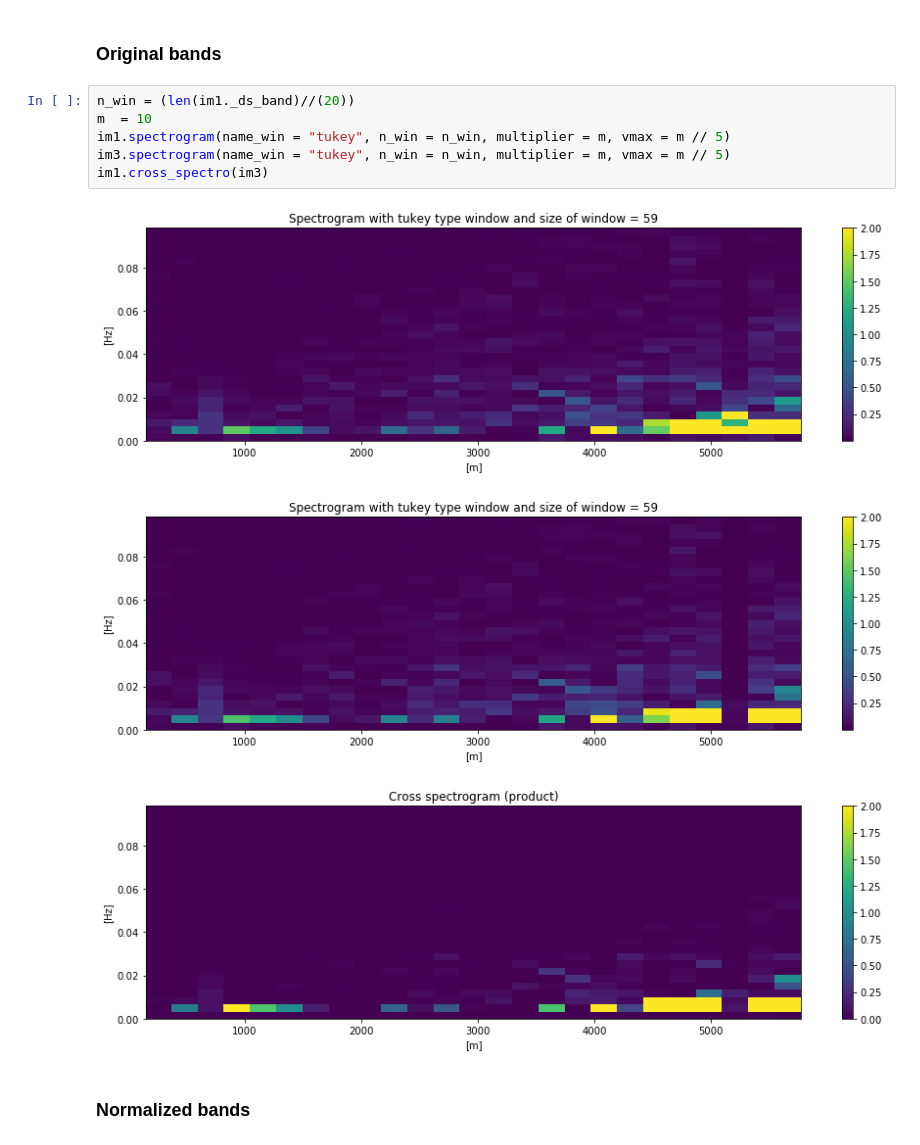
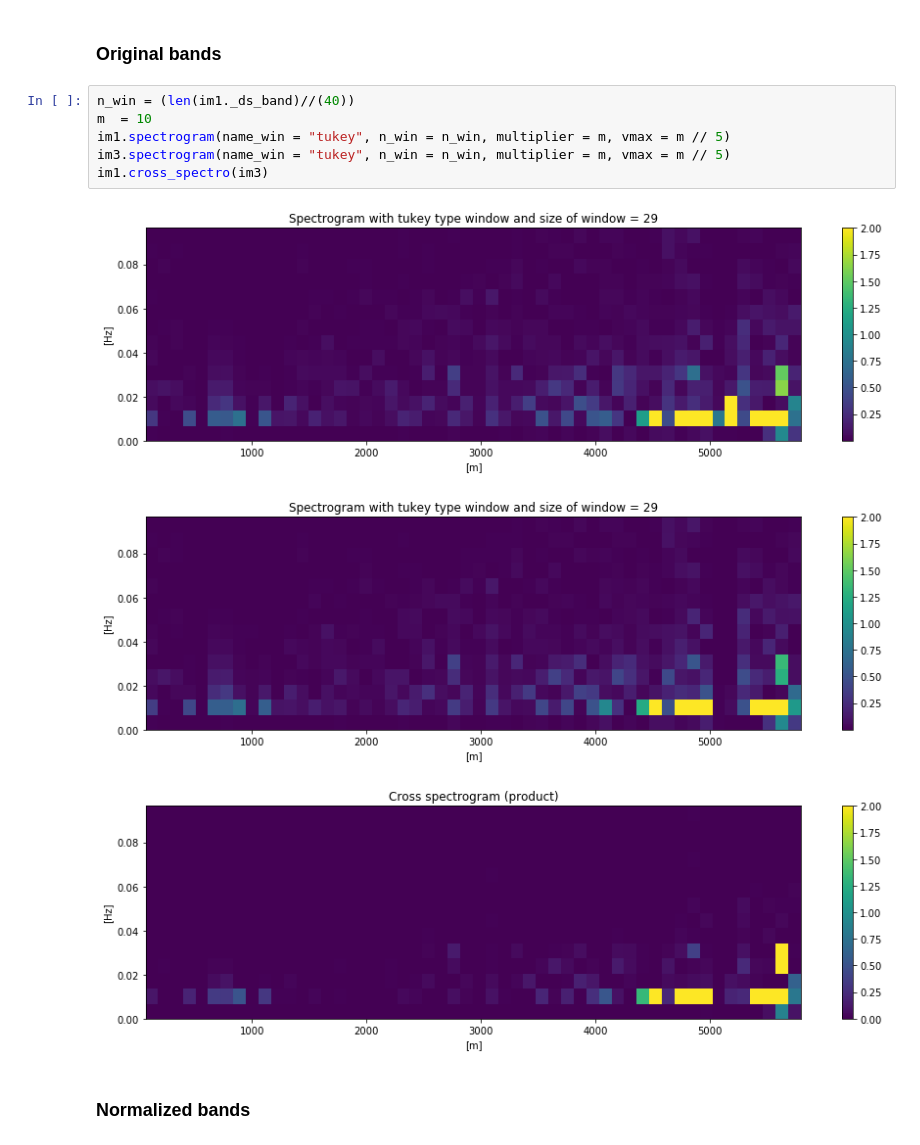
Before and after one commit to eobroets/CESBIO, a Jupyter notebook: projet_CESBIO.ipynb, the cells around one changed output. Drawn from its saved outputs; the diff is of its cells as text.

```diff
--- a/projet_CESBIO.ipynb
+++ b/projet_CESBIO.ipynb
@@ -82,15 +82,15 @@ cross_spectro(other, vmax=None) method of lib.temp_lib instance
 # %% [markdown]
 ### Original bands
 # %%
-n_win = (len(im1._ds_band)//(20))
+n_win = (len(im1._ds_band)//(40))
 m  = 10
 im1.spectrogram(name_win = "tukey", n_win = n_win, multiplier = m, vmax = m // 5)
 im3.spectrogram(name_win = "tukey", n_win = n_win, multiplier = m, vmax = m // 5)
 im1.cross_spectro(im3)
 # %% [output]
-[figure, old version]
+[figure, new version]
-[figure, old version]
+[figure, new version]
-[figure, old version]
+[figure, new version]
 # %% [markdown]
 ### Normalized bands
 # %%
```
Also changed, not shown: parts of 9 cells of this notebook, 1 other file.
